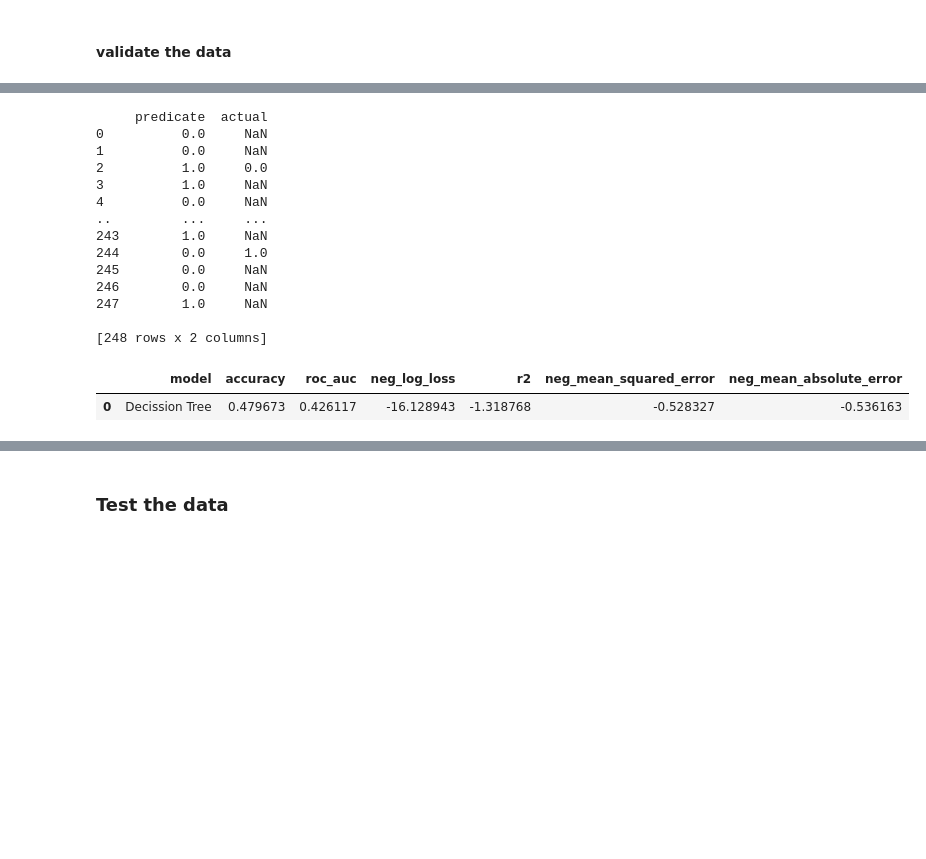
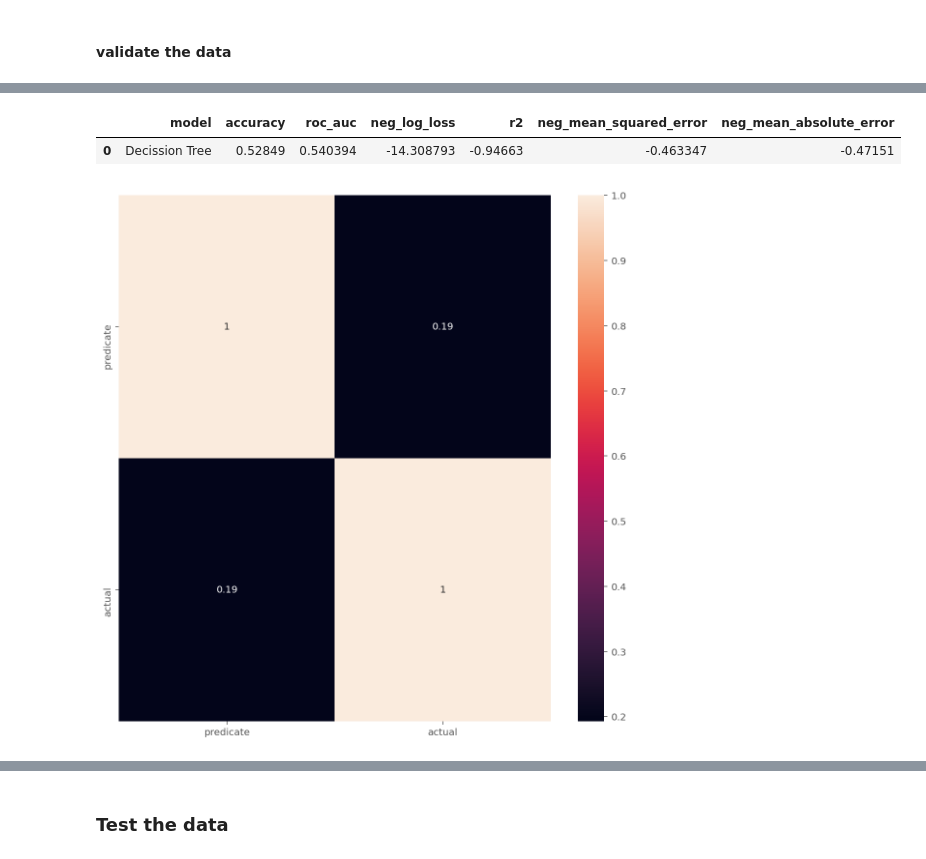
Before and after one commit to muluwork-shegaw/10Acad_week4, a Jupyter notebook: AB_Testing.ipynb, the cells around one changed output, grey strips where cells are left out. Saved outputs shown, nothing was run; the diff lists cells and outputs as text; code cells hidden in the pictures; blank space fills up the shorter version.

```diff
--- a/AB_Testing.ipynb
+++ b/AB_Testing.ipynb
@@ -672,10 +663,3 @@ class XG_Boost:
         feat_importance.plot(kind='bar')
         plt.show()
         return feat_importance
-# %%
-models = XG_Boost()
-models.fit(train_invar,train_targ)
-pe = models.get_predicate_(valid_invar)
-a = models.get_accuracy(pe,k_fold)
-loss= models.get_loss(k_fold)
-models.get_error_metrics(k_fold).T
@@ -795,29 +732,21 @@ log_model.get_eff_model(valid_invar,valid_targ,k_fold)
 # %%
 pred = decision_tree.get_predicate( valid_invar)
 
 pre = pd.DataFrame()
 pre["predicate"]=pred
 pre["actual"] = train_targ
 
-print(pre)
+corr_mat = pre.corr()
+top_corr_features = corr_mat.index
+plt.figure(figsize=(10,10))
+#plot heat map
+sns.heatmap(pre[top_corr_features].corr(), annot= True)
+
 decision_tree.get_eff_model(valid_invar,valid_targ,k_fold)
 # %% [output]
-     predicate  actual
-0          0.0     NaN
-1          0.0     NaN
-2          1.0     0.0
-3          1.0     NaN
-4          0.0     NaN
-..         ...     ...
-243        1.0     NaN
-244        0.0     1.0
-245        0.0     NaN
-246        0.0     NaN
-247        1.0     NaN
-
-[248 rows x 2 columns]
 |  | model | accuracy | roc_auc | neg_log_loss | r2 | neg_mean_squared_error | neg_mean_absolute_error |
-| 0 | Decission Tree | 0.479673 | 0.426117 | -16.128943 | -1.318768 | -0.528327 | -0.536163 |
+| 0 | Decission Tree | 0.52849 | 0.540394 | -14.308793 | -0.94663 | -0.463347 | -0.47151 |
+[figure, added]
 # %%
 pred = xg_boost.get_predicate( valid_invar)
 
```
Also changed, not shown: parts of 11 cells of this notebook.
